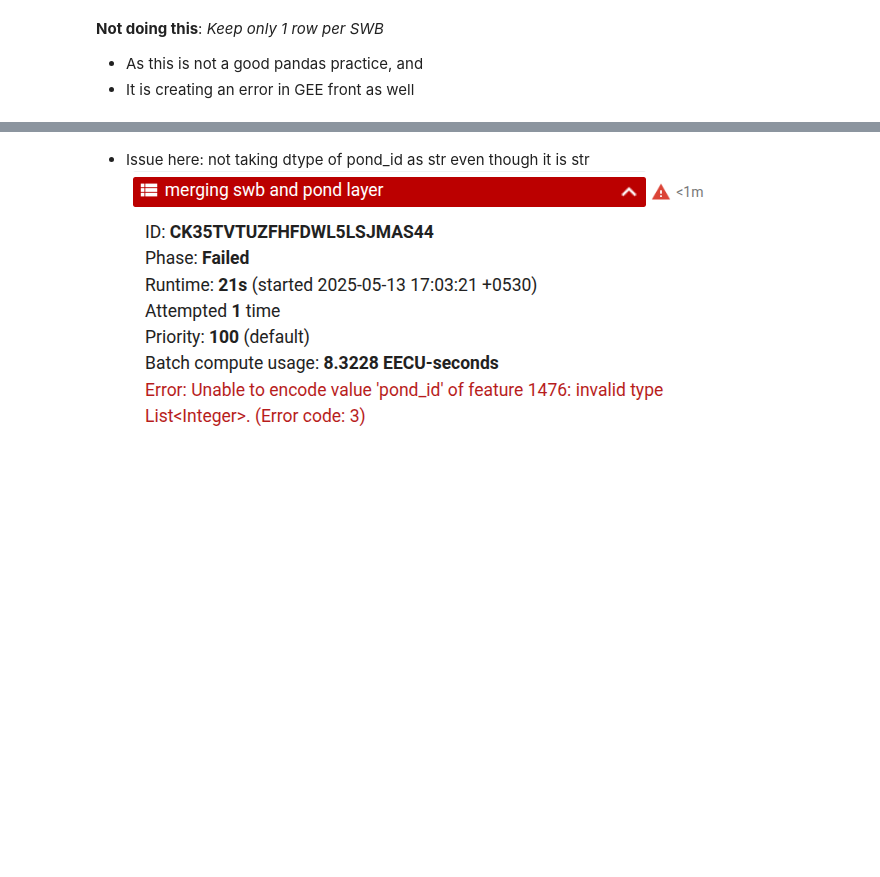
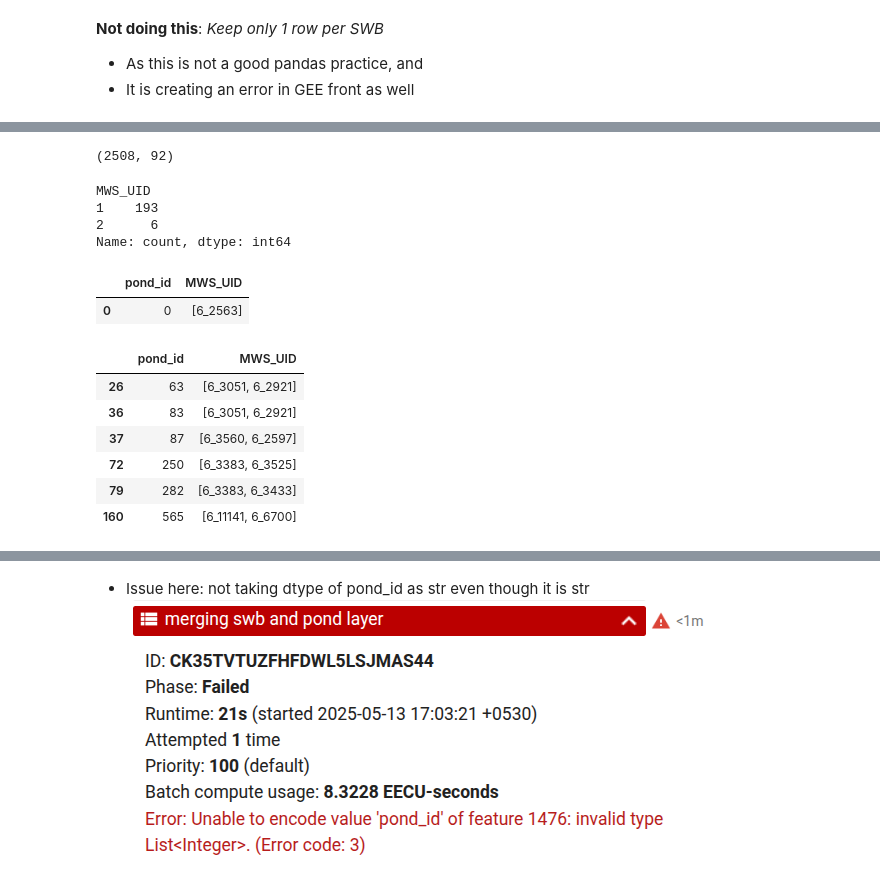
Before and after one commit to Nirzaree/ponds_and_wells_detection, a Jupyter notebook: final_merging_logic_ee_pipeline.ipynb, the cells around one changed output, grey strips where cells are left out. Saved outputs shown, nothing was run; the diff lists cells and outputs as text; code cells hidden in the pictures; blank space fills up the shorter version.

```diff
--- a/final_merging_logic_ee_pipeline.ipynb
+++ b/final_merging_logic_ee_pipeline.ipynb
@@ -430,0 +495,9 @@ merged_gdf.shape
+# %%
+mws_gdf = mws_gdf.set_crs('epsg:4326')
+# %%
+merged_gdf.shape
+# %% [output]
+(2508, 92)
+# %%
+mws_uid_ponds_df = merged_gdf[merged_gdf['UID'].isna()].sjoin(mws_gdf[['MWS_UID','geometry']],
+                                                              how = 'left')
@@ -430,0 +510,12 @@ merged_gdf.shape
+# %%
+pond_mws_intersections_df['MWS_UID'].apply(len).value_counts()
+# %% [output]
+MWS_UID
+1    193
+2      6
+Name: count, dtype: int64
+# %%
+pond_mws_intersections_df[pond_mws_intersections_df['pond_id'] == 0]
+# %% [output]
+|  | pond_id | MWS_UID |
+| 0 | 0 | [6_2563] |
@@ -430,0 +529,10 @@ merged_gdf.shape
+# %%
+pond_mws_intersections_df[pond_mws_intersections_df['MWS_UID'].apply(len) > 1]
+# %% [output]
+|  | pond_id | MWS_UID |
+| 26 | 63 | [6_3051, 6_2921] |
+| 36 | 83 | [6_3051, 6_2921] |
+| 37 | 87 | [6_3560, 6_2597] |
+| 72 | 250 | [6_3383, 6_3525] |
+| 79 | 282 | [6_3383, 6_3433] |
+| 160 | 565 | [6_11141, 6_6700] |
```
Also changed, not shown: parts of 57 cells of this notebook.
